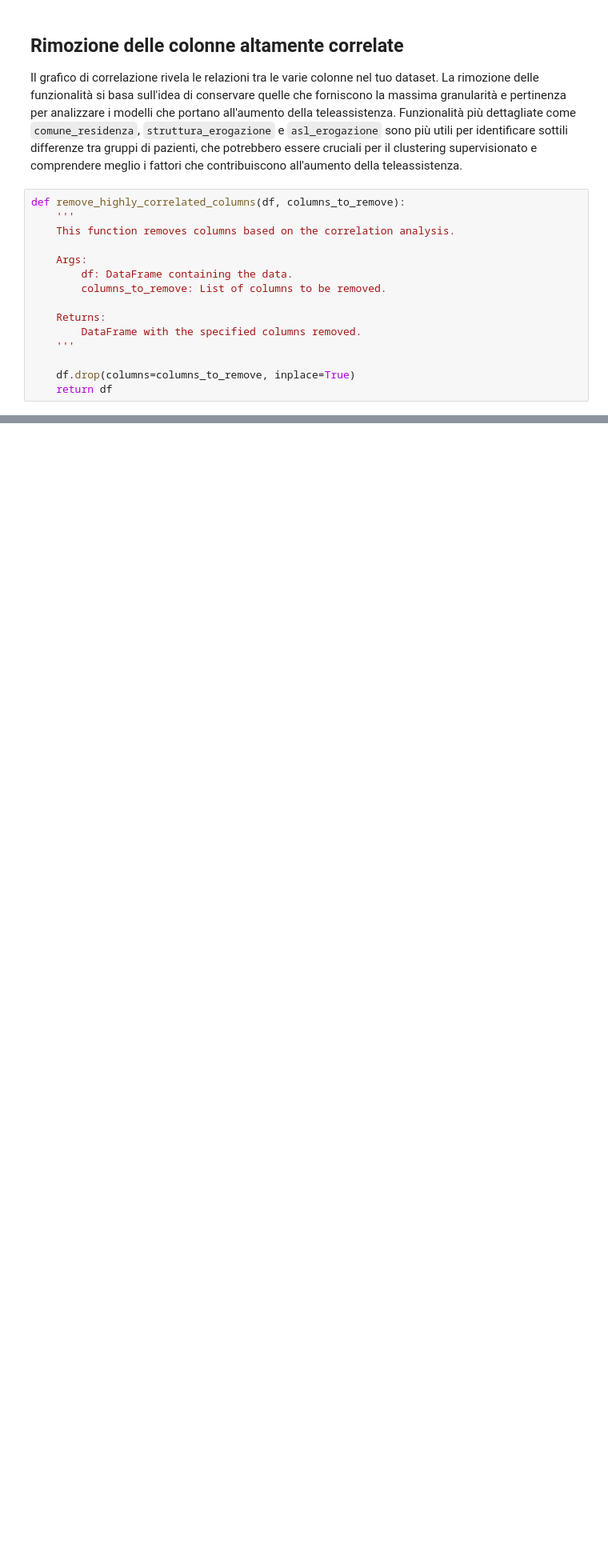
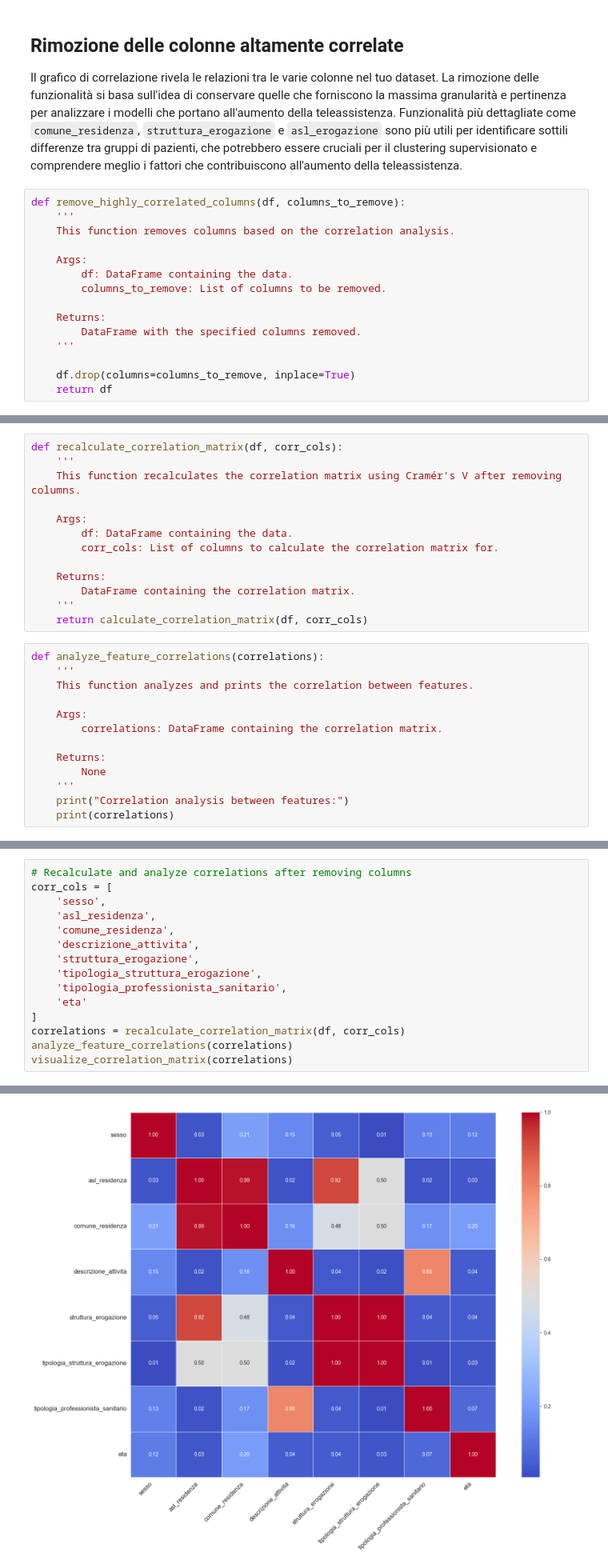
Before and after one commit to AlessiaRossi/Teleassistance-Supervised-Clustering, a Jupyter notebook: notebooks/EDA/feature_selection_corr.ipynb, the cells around one changed output, grey strips where cells are left out. Shown at 80% size. Drawn from its saved outputs; the diff is of its cells as text; blank space fills up the shorter version.

```diff
--- a/notebooks/EDA/feature_selection_corr.ipynb
+++ b/notebooks/EDA/feature_selection_corr.ipynb
@@ -137,3 +168,29 @@ df.head()
 | 2 | 6VYI0AK57ECO5WU | JOBCGJ98A04B765H | 1986-06-27 00:00:00+00:00 | male | AZIENDA USL BOLOGNA | Bologna | ... |
 | 3 | VLFS5J9E3Q74Q2W | TKROSE51Z77Q065E | 1967-10-21 00:00:00+00:00 | female | A.S.L. NAPOLI 1 CENTRO | Napoli | ... |
 | 4 | XD8SZX9JOVCMEXW | WRRVSK73Z45L640S | 1963-08-24 00:00:00+00:00 | male | PESCARA | Pescara | ... |
+# %%
+def recalculate_correlation_matrix(df, corr_cols):
+    '''
+    This function recalculates the correlation matrix using Cramér's V after removing columns.
+
+    Args:
+        df: DataFrame containing the data.
+        corr_cols: List of columns to calculate the correlation matrix for.
+
+    Returns:
+        DataFrame containing the correlation matrix.
+    '''
+    return calculate_correlation_matrix(df, corr_cols)
+# %%
+def analyze_feature_correlations(correlations):
+    '''
+    This function analyzes and prints the correlation between features.
+
+    Args:
+        correlations: DataFrame containing the correlation matrix.
+
+    Returns:
+        None
+    '''
+    print("Correlation analysis between features:")
+    print(correlations)
@@ -139,0 +209,16 @@ df.head()
+# %%
+# Recalculate and analyze correlations after removing columns
+corr_cols = [
+    'sesso',
+    'asl_residenza',
+    'comune_residenza',
+    'descrizione_attivita',
+    'struttura_erogazione',
+    'tipologia_struttura_erogazione',
+    'tipologia_professionista_sanitario',
+    'eta'
+]
+correlations = recalculate_correlation_matrix(df, corr_cols)
+analyze_feature_correlations(correlations)
+visualize_correlation_matrix(correlations)
+# %% [output]
@@ -140,3 +242,4 @@ df.head()
+[figure, added]
 # %% [markdown]
 # TODO: eliminare le colonne con stessa correlazione
 The correlation heatmap you provided reveals the relationships between the various columns in your dataset. Now that you have this information, here's how you can proceed:
```
Also changed, not shown: parts of 7 cells of this notebook.
